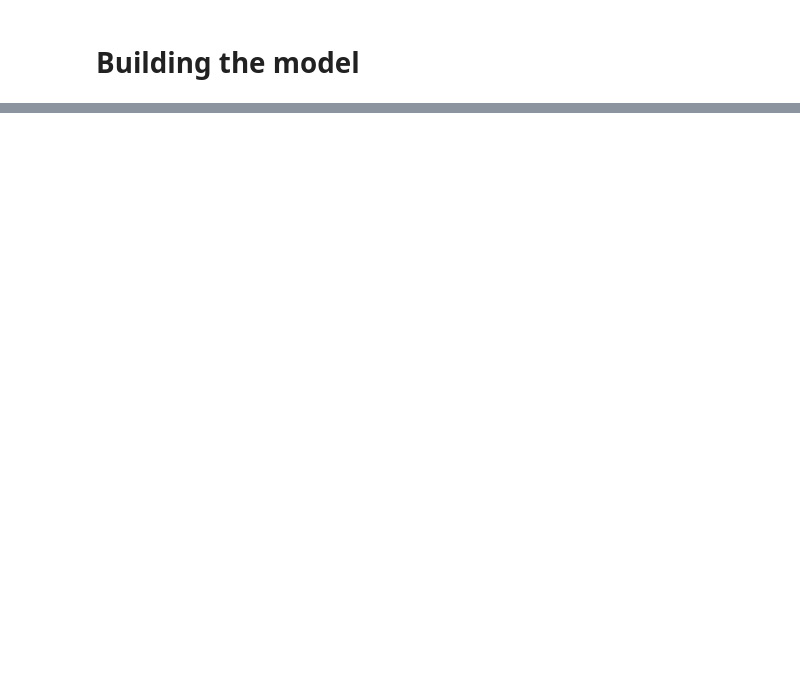
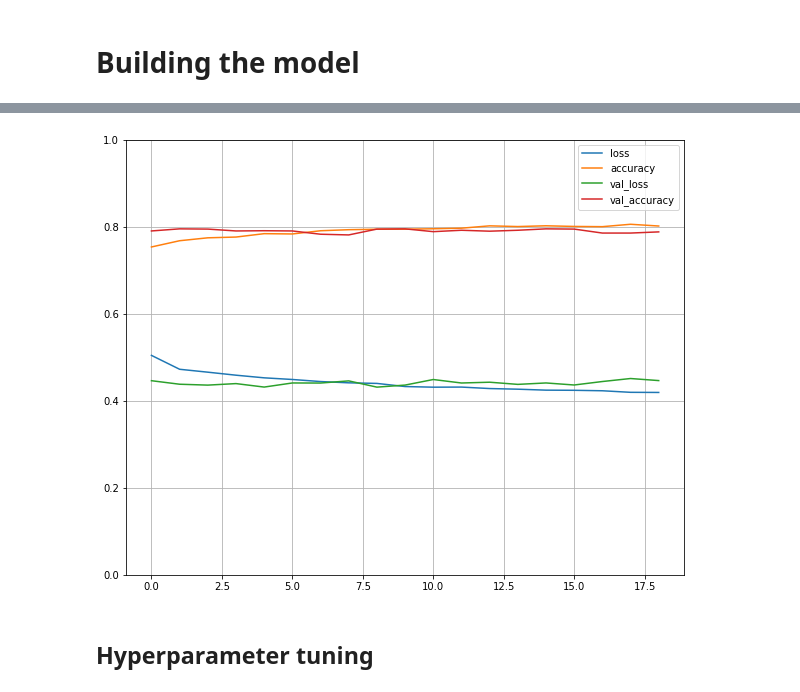
Before and after one commit to phisinger/Predict-telco-churn, a Jupyter notebook: notebooks/2b-prediction_nn.ipynb, the cells around one changed output, grey strips where cells are left out. Drawn from its saved outputs; the diff is of its cells as text; code cells hidden in the pictures; blank space fills up the shorter version.

```diff
--- a/notebooks/2b-prediction_nn.ipynb
+++ b/notebooks/2b-prediction_nn.ipynb
@@ -86,9 +112,22 @@ Total params: 379
 Trainable params: 379
 Non-trainable params: 0
 _________________________________________________________________
-# %%
-model.compile(loss="binary_crossentropy",
-    optimizer="adam",
-    metrics=["precision"])
-# %%
-training_history = model.fit()
+# %%
+# compiling
+adam_opt = keras.optimizers.Adam(lr = .01)
+
+model.compile(loss="binary_crossentropy",
+    optimizer=adam_opt,
+    metrics=["accuracy"])
+# %%
+# establish call backs
+early_stopping_cb = keras.callbacks.EarlyStopping(patience=10,
+                                                  restore_best_weights=True)
+checkpoint_cb = keras.callbacks.ModelCheckpoint("churn_model.h5",
+                                                save_best_only=True)
+
+# train first model
+
+training_history = model.fit(X_train, y_train, epochs=100,
+                             validation_data=(X_val, y_val),
+                             callbacks=[checkpoint_cb, early_stopping_cb])
@@ -94,0 +152,9 @@ training_history = model.fit()
+# %%
+pd.DataFrame(training_history.history).plot(figsize = (10, 8))
+plt.grid()
+plt.ylim(0,1)
+plt.show()
+# %% [output]
+[figure, added]
+# %% [markdown]
+## Hyperparameter tuning
```
Also changed, not shown: parts of 17 cells of this notebook.
